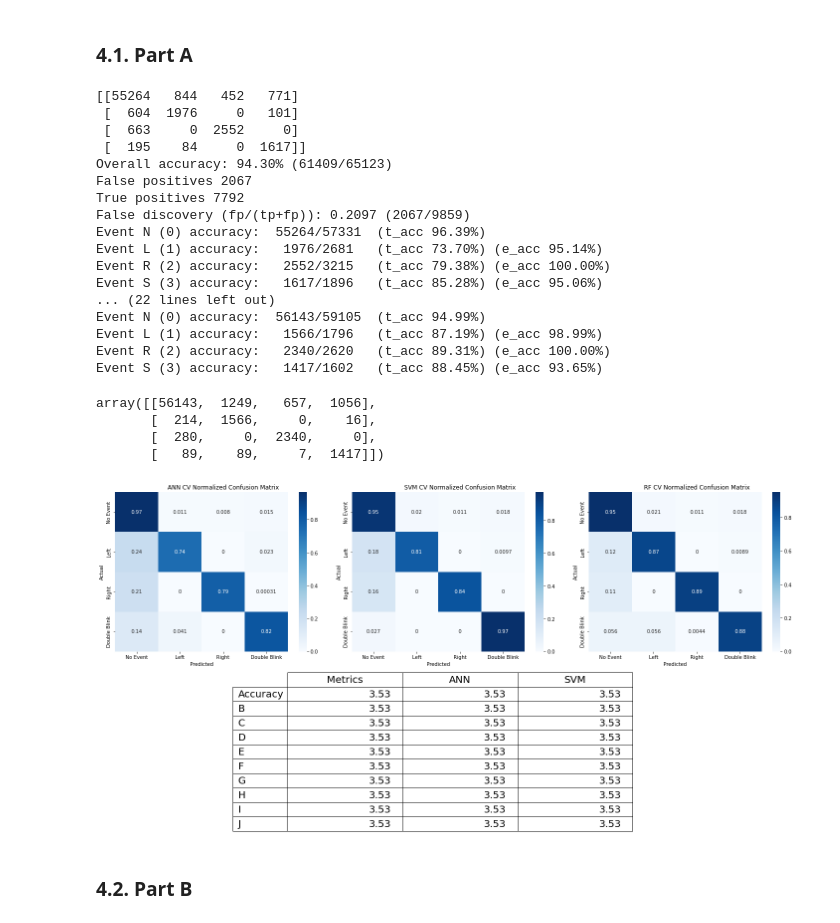
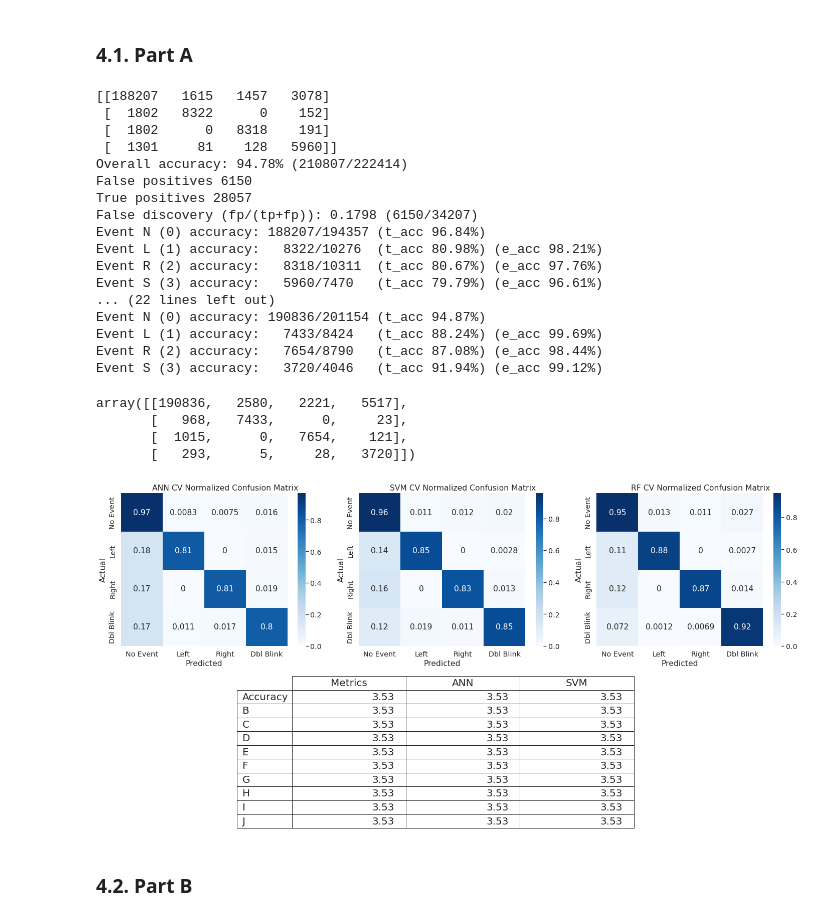
Before and after one commit to mattyhempstead/brain4, a Jupyter notebook: final/analysis/Final_Report.ipynb, the cells around one changed output. Drawn from its saved outputs; the diff is of its cells as text; code cells hidden in the pictures.

Commit message:
Run with all data

```diff
--- a/final/analysis/Final_Report.ipynb
+++ b/final/analysis/Final_Report.ipynb
@@ -72,17 +72,17 @@ SAMPLES_PATH = "../src/data_collection/data/waves/"
 
 FILE_NAMES_ALL = [
     "DATA_2022-05-13_Josh_0001_3_1652400625",
-#     "DATA_2022-05-13_Josh_0001_3_1652400939",
+    "DATA_2022-05-13_Josh_0001_3_1652400939",
     "DATA_2022-05-13_Josh_0001_4_1652401267",
-#     "DATA_2022-05-13_Josh_0001_4_1652401740",
+    "DATA_2022-05-13_Josh_0001_4_1652401740",
     "DATA_2022-05-13_Josh_0001_5_1652405337",
-#     "DATA_2022-05-13_Josh_0001_5_1652405637",
-#     "DATA_2022-05-13_Josh_0001_6_1652406023",
-#     "DATA_2022-05-13_Josh_0001_6_1652406202",
-#     "DATA_2022-05-13_Josh_0001_7_1652406589",
-#     "DATA_2022-05-13_Josh_0001_7_1652406788",
-#     "DATA_2022-05-13_Josh_0001_8_1652407331",
-#     "DATA_2022-05-13_Josh_0001_8_1652407508",
+    "DATA_2022-05-13_Josh_0001_5_1652405637",
+    "DATA_2022-05-13_Josh_0001_6_1652406023",
+    "DATA_2022-05-13_Josh_0001_6_1652406202",
+    "DATA_2022-05-13_Josh_0001_7_1652406589",
+    "DATA_2022-05-13_Josh_0001_7_1652406788",
+    "DATA_2022-05-13_Josh_0001_8_1652407331",
+    "DATA_2022-05-13_Josh_0001_8_1652407508",
 ]
 # %%
 def load_sample_data(file_path:str):
@@ -551,31 +559,32 @@ print_confusion_matrix(total_conf_svm)
 total_conf_rf = np.sum(cv_conf_rf, axis=0)
 print_confusion_matrix(total_conf_rf)
 # %% [output]
-[[55264   844   452   771]
- [  604  1976     0   101]
- [  663     0  2552     0]
- [  195    84     0  1617]]
-Overall accuracy: 94.30% (61409/65123)
-False positives 2067
-True positives 7792
-False discovery (fp/(tp+fp)): 0.2097 (2067/9859)
-Event N (0) accuracy:  55264/57331  (t_acc 96.39%)
-Event L (1) accuracy:   1976/2681   (t_acc 73.70%) (e_acc 95.14%)
-Event R (2) accuracy:   2552/3215   (t_acc 79.38%) (e_acc 100.00%)
-Event S (3) accuracy:   1617/1896   (t_acc 85.28%) (e_acc 95.06%)
+[[188207   1615   1457   3078]
+ [  1802   8322      0    152]
+ [  1802      0   8318    191]
+ [  1301     81    128   5960]]
+Overall accuracy: 94.78% (210807/222414)
+False positives 6150
+True positives 28057
+False discovery (fp/(tp+fp)): 0.1798 (6150/34207)
+Event N (0) accuracy: 188207/194357 (t_acc 96.84%)
+Event L (1) accuracy:   8322/10276  (t_acc 80.98%) (e_acc 98.21%)
+Event R (2) accuracy:   8318/10311  (t_acc 80.67%) (e_acc 97.76%)
+Event S (3) accuracy:   5960/7470   (t_acc 79.79%) (e_acc 96.61%)
 ... (22 lines left out)
-Event N (0) accuracy:  56143/59105  (t_acc 94.99%)
-Event L (1) accuracy:   1566/1796   (t_acc 87.19%) (e_acc 98.99%)
-Event R (2) accuracy:   2340/2620   (t_acc 89.31%) (e_acc 100.00%)
-Event S (3) accuracy:   1417/1602   (t_acc 88.45%) (e_acc 93.65%)
+Event N (0) accuracy: 190836/201154 (t_acc 94.87%)
+Event L (1) accuracy:   7433/8424   (t_acc 88.24%) (e_acc 99.69%)
+Event R (2) accuracy:   7654/8790   (t_acc 87.08%) (e_acc 98.44%)
+Event S (3) accuracy:   3720/4046   (t_acc 91.94%) (e_acc 99.12%)
-array([[56143,  1249,   657,  1056],
-       [  214,  1566,     0,    16],
-       [  280,     0,  2340,     0],
-       [   89,    89,     7,  1417]])
+array([[190836,   2580,   2221,   5517],
+       [   968,   7433,      0,     23],
+       [  1015,      0,   7654,    121],
+       [   293,      5,     28,   3720]])
 # %%
 def plotConfMatrix2(models, model_names):
     fig = plt.figure(figsize=(20,10))
     plt.subplots_adjust(wspace=0.1, hspace=0.05)
+    sns.set(font_scale=1.3)
     gs = fig.add_gridspec(2,3)
 
     # Normalize plots
@@ -584,12 +593,12 @@ def plotConfMatrix2(models, model_names):
         model = model/normalize.reshape(-1,1)
         ax = fig.add_subplot(gs[0, index])
         s = sns.heatmap(model, annot=True, cmap='Blues', ax=fig.add_subplot(gs[0,index]),
-                        xticklabels=['No Event', 'Left', 'Right', 'Double Blink'],
-                        yticklabels=['No Event', 'Left', 'Right', 'Double Blink'])
+                        xticklabels=['No Event', 'Left', 'Right', 'Dbl Blink'],
+                        yticklabels=['No Event', 'Left', 'Right', 'Dbl Blink'])
         s.set(xlabel='Predicted', ylabel='Actual')
         ax.set_title(f'{model_names[index]} CV Normalized Confusion Matrix')
-        ax.xaxis.set_ticklabels(['No Event', 'Left', 'Right', 'Double Blink'])
-        ax.yaxis.set_ticklabels(['No Event', 'Left', 'Right', 'Double Blink'], rotation=0)
+        ax.xaxis.set_ticklabels(['No Event', 'Left', 'Right', 'Dbl Blink'])
+        ax.yaxis.set_ticklabels(['No Event', 'Left', 'Right', 'Dbl Blink'], rotation=0)
         ax.axis('off')
         ax.axis('tight')
 
@@ -605,34 +614,34 @@ def plotConfMatrix2(models, model_names):
         "F",
         "G",
         "H",
         "I",
         "J"
     ]
 
     data = []
     for i in range(10):
         data.append([f"{3.53242424:.2f}", f"{3.53242424:.2f}", f"{3.53242424:.2f}"])
 #     data = np.random.random((10,3)) #Insert data for all of the columns as array
 
     table = ax.table(cellText=data, colLabels=columns, rowLabels=row_labels, loc='center')
 
     table.auto_set_font_size(False)
     table.set_fontsize(20)
     table.scale(0.5, 2)
 
     ax.axis('tight')
     ax.axis('off')
     fig.tight_layout()
 
     plt.show()
 
 
 plotConfMatrix2(
     [total_conf_ann, total_conf_svm, total_conf_rf],
     ['ANN', 'SVM', 'RF']
 )
 # %% [output]
-[figure, old version]
+[figure, new version]
 # %% [markdown]
 ### 4.2. Part B
 # %% [markdown]
```
Also changed, not shown: parts of 8 cells of this notebook.
